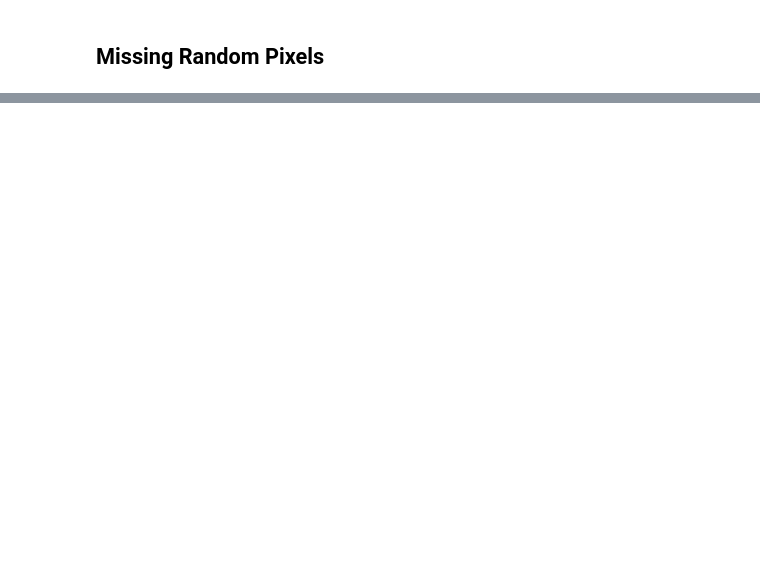
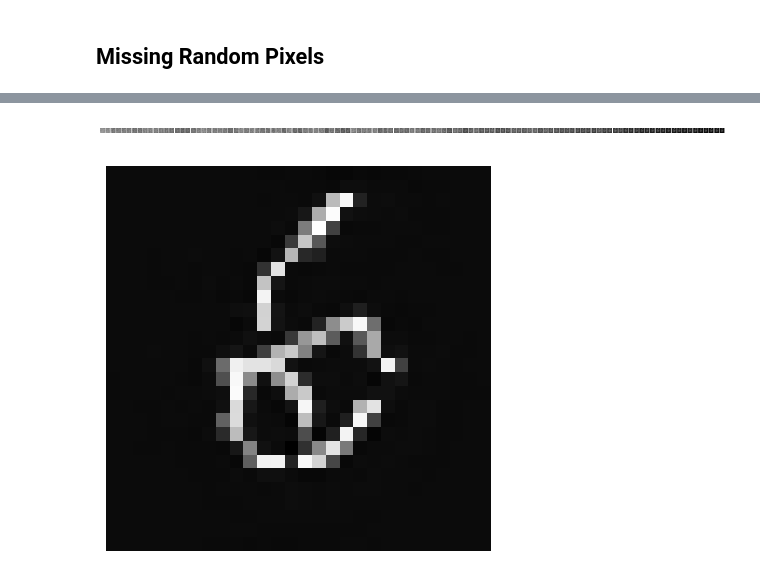
Before and after one commit to mbryant2025/universal_inverse_implementation, a Jupyter notebook: playground.ipynb, the cells around one changed output, grey strips where cells are left out. Saved outputs shown, nothing was run; the diff lists cells and outputs as text; code cells hidden in the pictures; blank space fills up the shorter version.

```diff
--- a/playground.ipynb
+++ b/playground.ipynb
@@ -301,2 +297,12 @@ plt.imshow(synth_images[-1][0,0,:,:].detach().numpy(), cmap='gray')
 # %% [markdown]
 ## Missing Random Pixels
+# %%
+p = 0.5
+
+# Set p proportion of the pixels to zero
+mask = torch.ones_like(x)
+mask[0,:,:] = torch.bernoulli(torch.full((28,28), p))
+
+x_c = x * mask
+
+plt.imshow(x_c[0,:,:].detach().numpy(), cmap='gray')
@@ -302,0 +312,22 @@ plt.imshow(synth_images[-1][0,0,:,:].detach().numpy(), cmap='gray')
+# %%
+class RandomPixels(Task):
+
+    def __init__(self, x_c, p):
+        self.shape = x_c.shape
+        self.mask = np.zeros(self.shape).flatten()
+        self.mask[0:int(p*np.prod(self.shape))] = 1
+        self.mask = torch.tensor(np.random.choice(self.mask, size = self.shape , replace = False).astype('float32').reshape(self.shape))
+        if torch.cuda.is_available():
+            self.mask = self.mask.cuda()
+
+    def M_T(self):
+        return lambda x: x * self.mask
+
+    def M(self):
+        return lambda x: x * self.mask
+
+
+display_images(x_c, RandomPixels(x_c, 0.5), sigma_0=1, sigma_L=0.01, h_0=0.001, beta=0.01)
+# %% [output]
+[figure, added]
+[figure, added]
```
Also changed, not shown: parts of 6 cells of this notebook, 6 other files.
